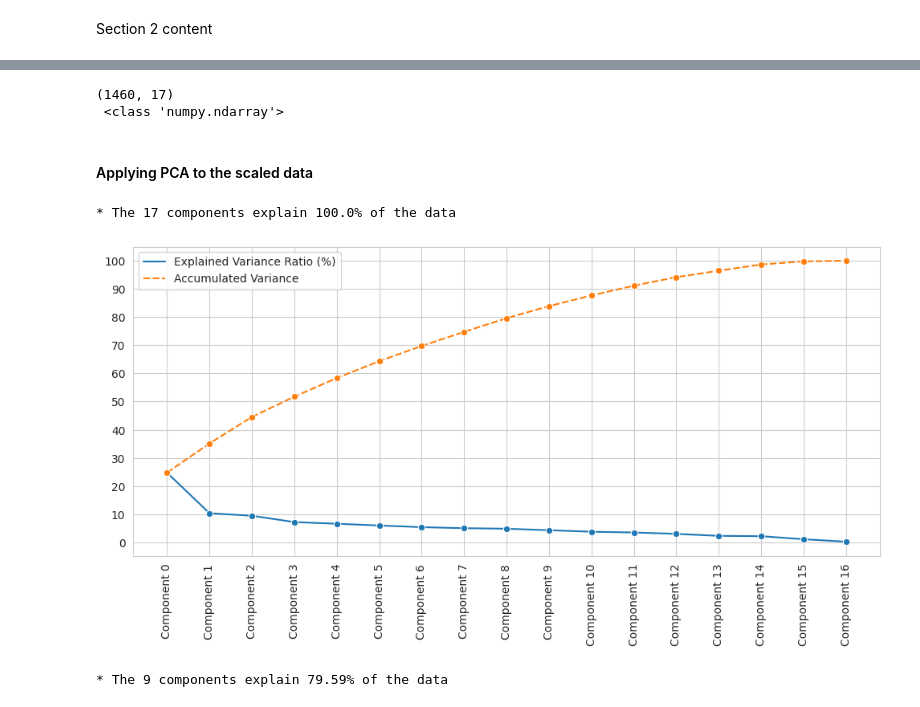
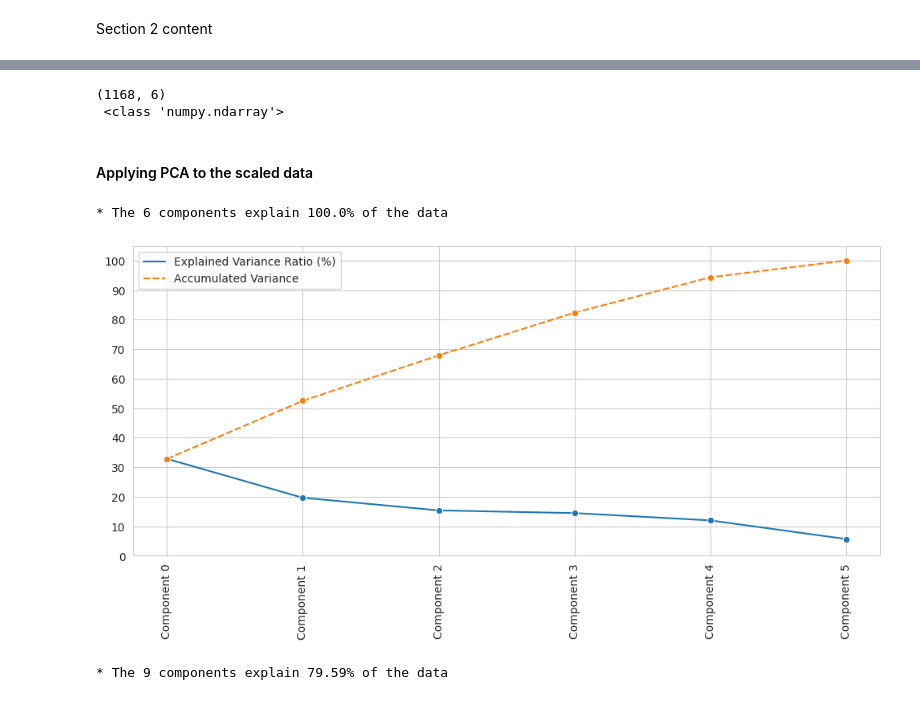
Before and after one commit to JL-14/milestone-project-housing-issues, a Jupyter notebook: jupyter_notebooks/Notebook_6_RegressionAnalysisTransformed.ipynb, the cells around one changed output, grey strips where cells are left out. Saved outputs shown, nothing was run; the diff lists cells and outputs as text; code cells hidden in the pictures.

```diff
--- a/jupyter_notebooks/Notebook_6_RegressionAnalysisTransformed.ipynb
+++ b/jupyter_notebooks/Notebook_6_RegressionAnalysisTransformed.ipynb
@@ -182,10 +216,7 @@ from sklearn.ensemble import ExtraTreesRegressor
 
 def PipelineOptimization(model):
 
-    categorical_vars = X_train.select_dtypes(include=['object']).columns.tolist()
-
     pipeline_base = Pipeline([
-        ("OrdinalCategoricalEncoder", OrdinalEncoder(encoding_method='arbitrary', variables=categorical_vars)),
 
         ("SmartCorrelatedSelection", SmartCorrelatedSelection(variables=None,
          method="spearman", threshold=0.6, selection_method="variance")),
@@ -278,8 +291,8 @@ class HyperparameterOptimizationSearch:
 # %%
 from sklearn.model_selection import train_test_split
 X_train, X_test, y_train, y_test = train_test_split(
-    df_houseprices_regression.drop(['SalePrice'], axis=1),
-    df_houseprices_regression['SalePrice'],
+    combined_df.drop(['SalePrice'], axis=1),
+    combined_df['SalePrice'],
     test_size=0.2,
     random_state=0
 )
@@ -294,22 +314,22 @@ print("* Train set:", X_train.shape, y_train.shape,
 # %%
 models_quick_search = {
-    'LinearRegression': LinearRegression(),
     "DecisionTreeRegressor": DecisionTreeRegressor(random_state=0),
     "RandomForestRegressor": RandomForestRegressor(random_state=0),
     "ExtraTreesRegressor": ExtraTreesRegressor(random_state=0),
     "AdaBoostRegressor": AdaBoostRegressor(random_state=0),
     "GradientBoostingRegressor": GradientBoostingRegressor(random_state=0),
     "XGBRegressor": XGBRegressor(random_state=0),
+    'LinearRegression': LinearRegression(),
 }
 
 params_quick_search = {
     'LinearRegression': {},
-    "DecisionTreeRegressor": {},
-    "RandomForestRegressor": {},
-    "ExtraTreesRegressor": {},
-    "AdaBoostRegressor": {},
-    "GradientBoostingRegressor": {},
-    "XGBRegressor": {},
+    'DecisionTreeRegressor': {},
+    'RandomForestRegressor': {},
+    'ExtraTreesRegressor': {},
+    'AdaBoostRegressor': {},
+    'GradientBoostingRegressor': {},
+    'XGBRegressor': {}
 }
 # %%
 search = HyperparameterOptimizationSearch(models=models_quick_search, params=params_quick_search)
@@ -538,11 +612,11 @@ Section 2 content
 # %%
 pipeline = PipelineOptimization(model=LinearRegression())
 pipeline_pca = Pipeline(pipeline.steps[:3])
-df_pca = pipeline_pca.fit_transform(df_houseprices_regression.drop(['SalePrice'], axis=1))
+df_pca = pipeline_pca.fit(X_train, y_train).transform(X_train)
 
 print(df_pca.shape,'\n', type(df_pca))
 # %% [output]
-(1460, 17)
+(1168, 6)
  <class 'numpy.ndarray'>
 # %% [markdown]
 #### Applying PCA to the scaled data
@@ -550,39 +624,39 @@ print(df_pca.shape,'\n', type(df_pca))
 import numpy as np
 from sklearn.decomposition import PCA
 
-n_components = 17
+n_components = 6
 
 
 def pca_components_analysis(df_pca, n_components):
     pca = PCA(n_components=n_components).fit(df_pca)
     x_PCA = pca.transform(df_pca)  # array with transformed PCA
 
     ComponentsList = ["Component " + str(number)
                       for number in range(n_components)]
     dfExplVarRatio = pd.DataFrame(
         data=np.round(100 * pca.explained_variance_ratio_, 3),
         index=ComponentsList,
         columns=['Explained Variance Ratio (%)'])
 
     dfExplVarRatio['Accumulated Variance'] = dfExplVarRatio['Explained Variance Ratio (%)'].cumsum(
     )
 
     PercentageOfDataExplained = dfExplVarRatio['Explained Variance Ratio (%)'].sum(
     )
 
     print(
         f"* The {n_components} components explain {round(PercentageOfDataExplained,2)}% of the data \n")
     plt.figure(figsize=(12, 5))
     sns.lineplot(data=dfExplVarRatio,  marker="o")
     plt.xticks(rotation=90)
     plt.yticks(np.arange(0, 110, 10))
     plt.show()
 
 
 pca_components_analysis(df_pca=df_pca, n_components=n_components)
 # %% [output]
-* The 17 components explain 100.0% of the data
+* The 6 components explain 100.0% of the data
-[figure, old version]
+[figure, new version]
 # %%
 n_components = 9
 pca_components_analysis(df_pca=df_pca, n_components=n_components)
```
Also changed, not shown: parts of 49 cells of this notebook, 2 other files.
